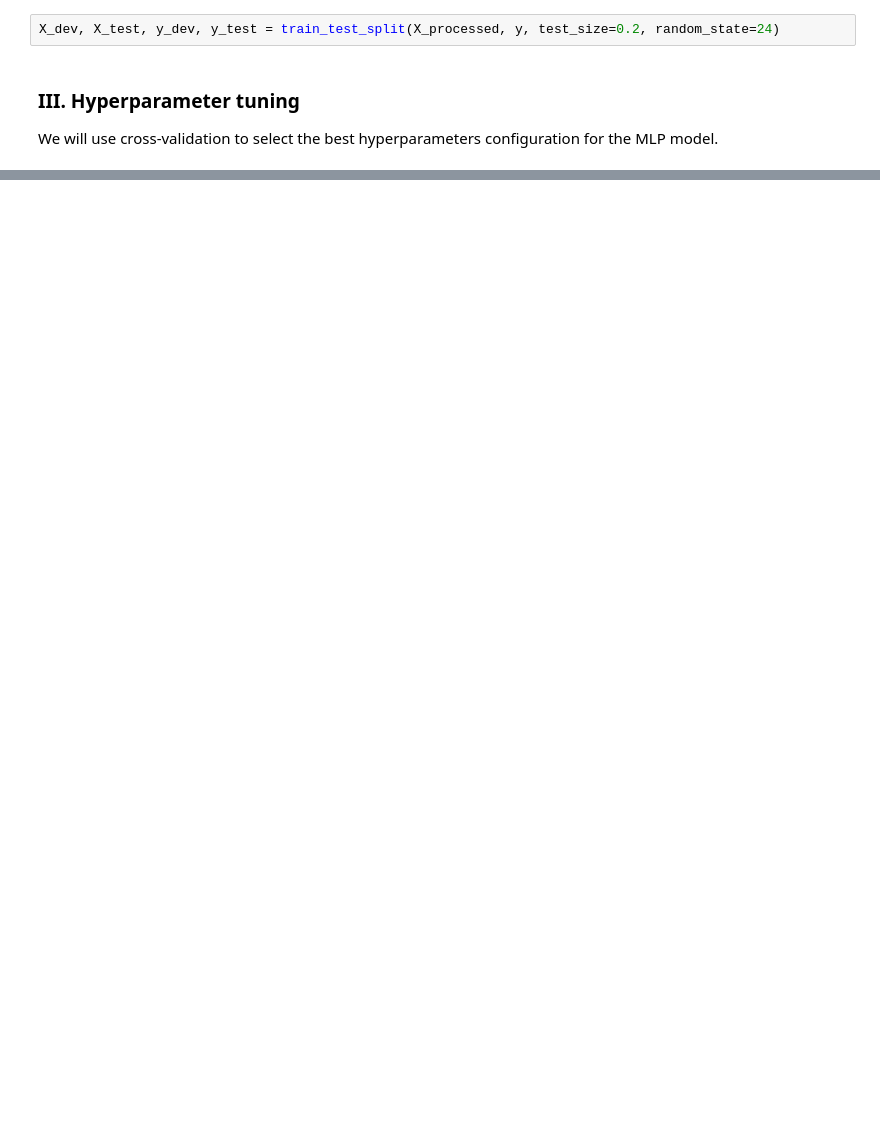
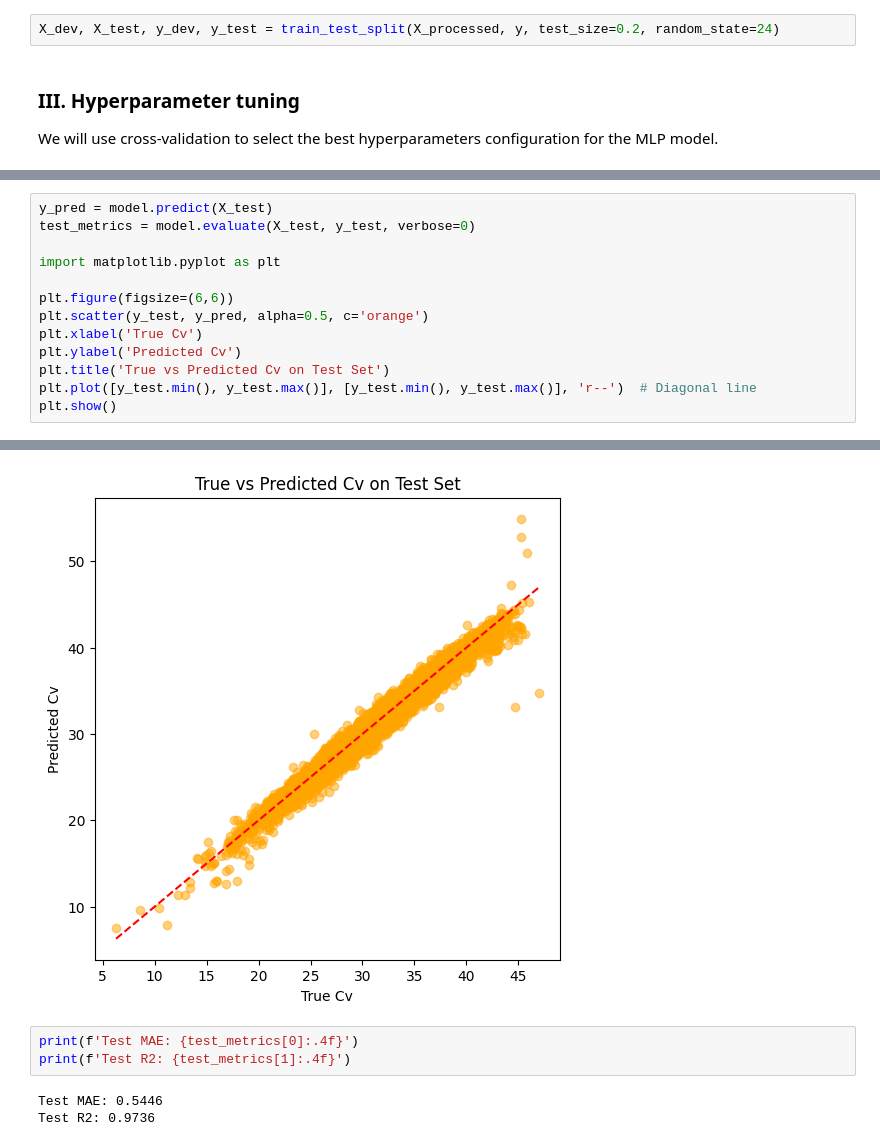
Before and after one commit to Luis-Menezes/CI-Chemistry, a Jupyter notebook: handson5_ActiveLearning.ipynb, the cells around one changed output, grey strips where cells are left out. Saved outputs shown, nothing was run; the diff lists cells and outputs as text; blank space fills up the shorter version.

```diff
--- a/handson5_ActiveLearning.ipynb
+++ b/handson5_ActiveLearning.ipynb
@@ -318,0 +396,14 @@ KeyboardInterrupt:
+# %%
+y_pred = model.predict(X_test)
+test_metrics = model.evaluate(X_test, y_test, verbose=0)
+
+import matplotlib.pyplot as plt
+
+plt.figure(figsize=(6,6))
+plt.scatter(y_test, y_pred, alpha=0.5, c='orange')
+plt.xlabel('True Cv')
+plt.ylabel('Predicted Cv')
+plt.title('True vs Predicted Cv on Test Set')
+plt.plot([y_test.min(), y_test.max()], [y_test.min(), y_test.max()], 'r--')  # Diagonal line
+plt.show()
+# %% [output]
@@ -318,0 +411,7 @@ KeyboardInterrupt:
+[figure, added]
+# %%
+print(f'Test MAE: {test_metrics[0]:.4f}')
+print(f'Test R2: {test_metrics[1]:.4f}')
+# %% [output]
+Test MAE: 0.5446
+Test R2: 0.9736
```
Also changed, not shown: parts of 12 cells of this notebook.
